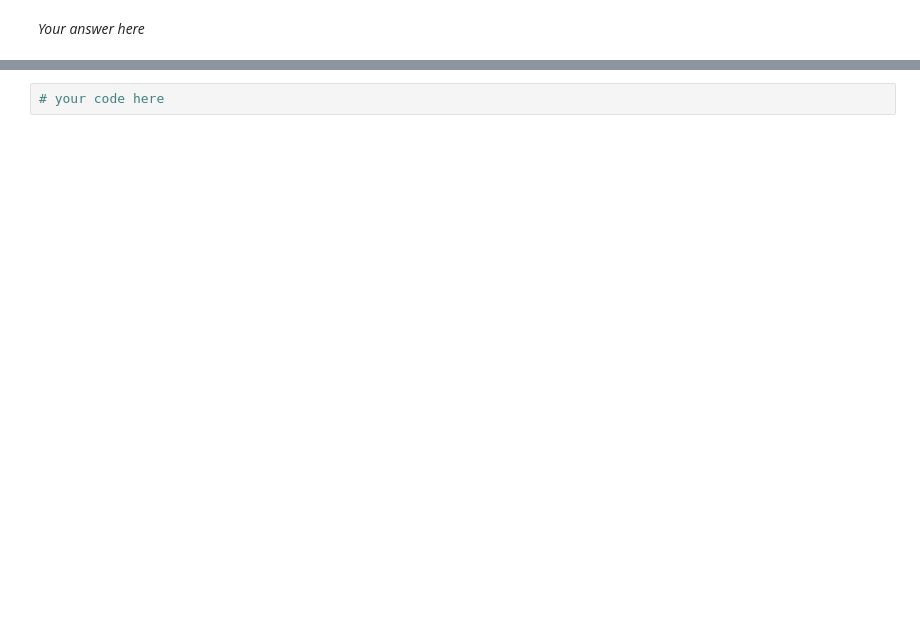
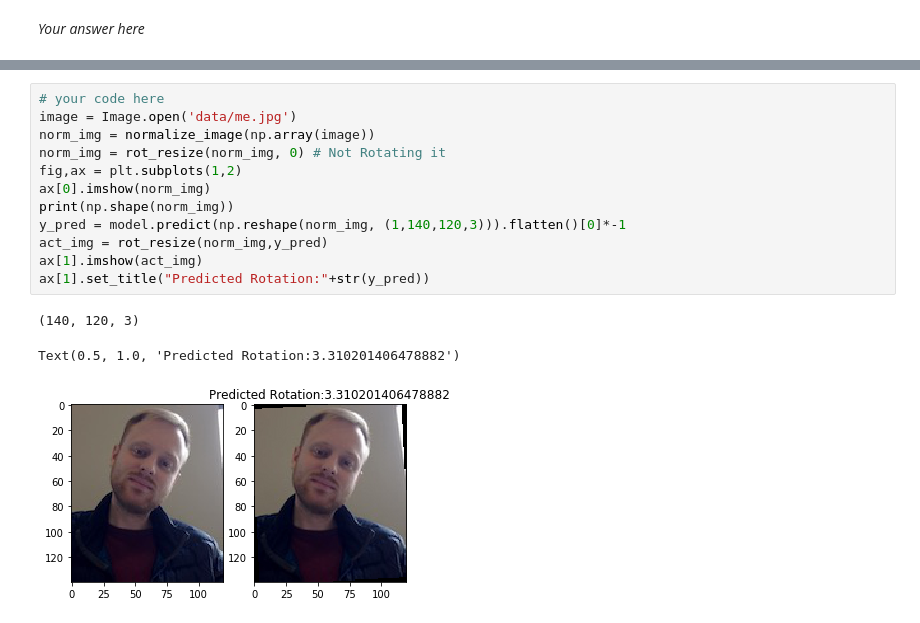
Before and after one commit to simonwarchol/2020-CS109B, a Jupyter notebook: content/homeworks/hw04/notebook/cs109b_hw4.ipynb, the cells around one changed output, grey strips where cells are left out. Saved outputs shown, nothing was run; the diff lists cells and outputs as text; blank space fills up the shorter version.

```diff
--- a/content/homeworks/hw04/notebook/cs109b_hw4.ipynb
+++ b/content/homeworks/hw04/notebook/cs109b_hw4.ipynb
@@ -1053,5 +1083,19 @@ for i in range(4):
 # %% [markdown]
 **4.10** Correct an image of your choosing. [1pt] Find an image or image(s) (not from the provided test/training sets), or make your own. You may rotate it yourself up to $\pm60^\circ$, or the face can already be naturally rotated. Resize and crop the image to 140px by 120px, load it here, and normalize it to [0.,1.] (you may use the provided `normalize_image` function) and use your network to correct it. I found that my network was a very effective "un-confuser":
 ![Confused Chris](data/chrisprattcorrection.png)
-# %%
-# your code here
+# %%
+# your code here
+image = Image.open('data/me.jpg')
+norm_img = normalize_image(np.array(image))
+norm_img = rot_resize(norm_img, 0) # Not Rotating it
+fig,ax = plt.subplots(1,2)
+ax[0].imshow(norm_img)
+print(np.shape(norm_img))
+y_pred = model.predict(np.reshape(norm_img, (1,140,120,3))).flatten()[0]*-1
+act_img = rot_resize(norm_img,y_pred)
+ax[1].imshow(act_img)
+ax[1].set_title("Predicted Rotation:"+str(y_pred))
+# %% [output]
+(140, 120, 3)
+Text(0.5, 1.0, 'Predicted Rotation:3.310201406478882')
+[figure, added]
```
Also changed, not shown: parts of 12 cells of this notebook, 1 other file.
